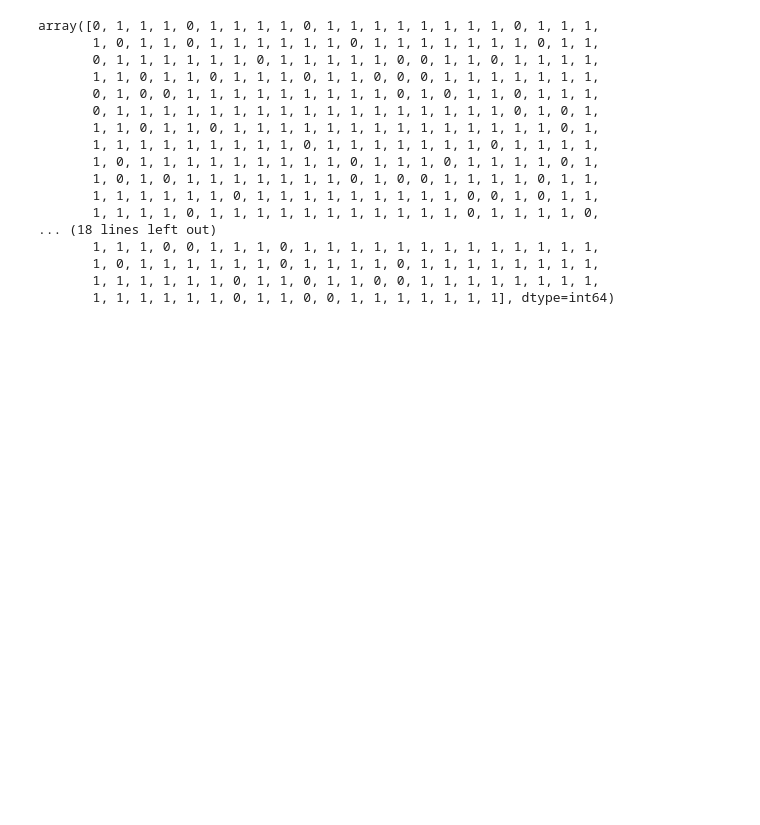
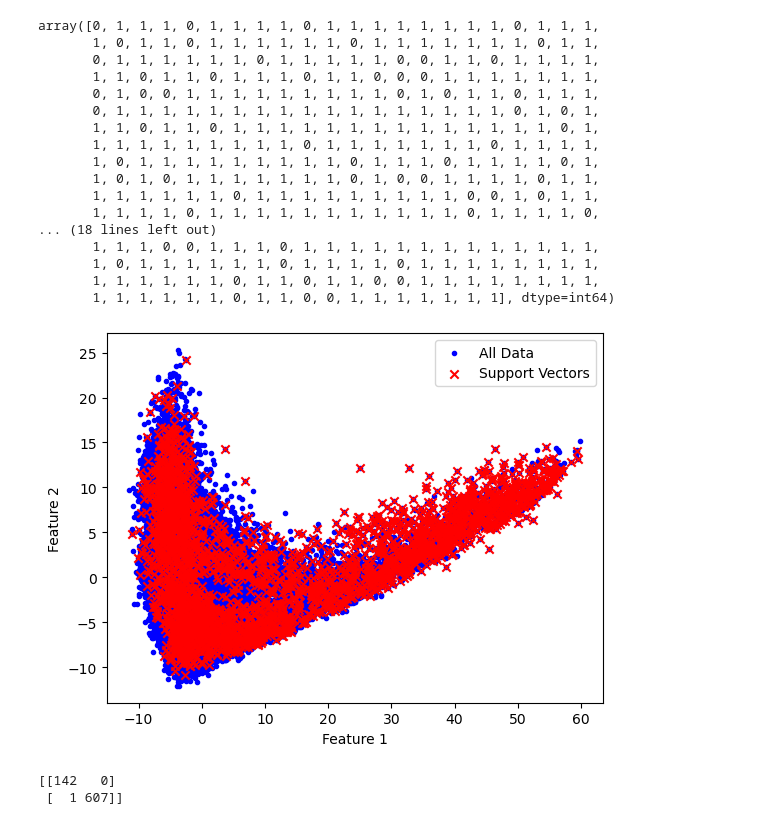
Before and after one commit to SupunDhananjaya/ml_project, a Jupyter notebook: Machine Learning Project-layer10_label3.ipynb, the cells around one changed output. Drawn from its saved outputs; the diff is of its cells as text; code cells hidden in the pictures; blank space fills up the shorter version.

```diff
--- a/Machine Learning Project-layer10_label3.ipynb
+++ b/Machine Learning Project-layer10_label3.ipynb
@@ -188,3 +190,20 @@ data = {
 }
 df = pd.DataFrame(data)
 df.to_csv('10-3.csv', index=False)
+# %%
+support_vectors = svc.support_vectors_
+plt.scatter(X_train_smt[:, 0], X_train_smt[:, 1], c='b', marker='.', label='All Data')
+plt.scatter(support_vectors[:, 0], support_vectors[:, 1], c='r', marker='x', label='Support Vectors')
+plt.xlabel('Feature 1')
+plt.ylabel('Feature 2')
+plt.legend()
+plt.show()
+# %% [output]
+[figure, added]
+# %%
+from sklearn.metrics import confusion_matrix
+confusion_matrix = confusion_matrix(Y_valid, svc_predicted)
+print(confusion_matrix)
+# %% [output]
+[[142   0]
+ [  1 607]]
```
Also changed, not shown: parts of 3 cells of this notebook, 7 other files.
